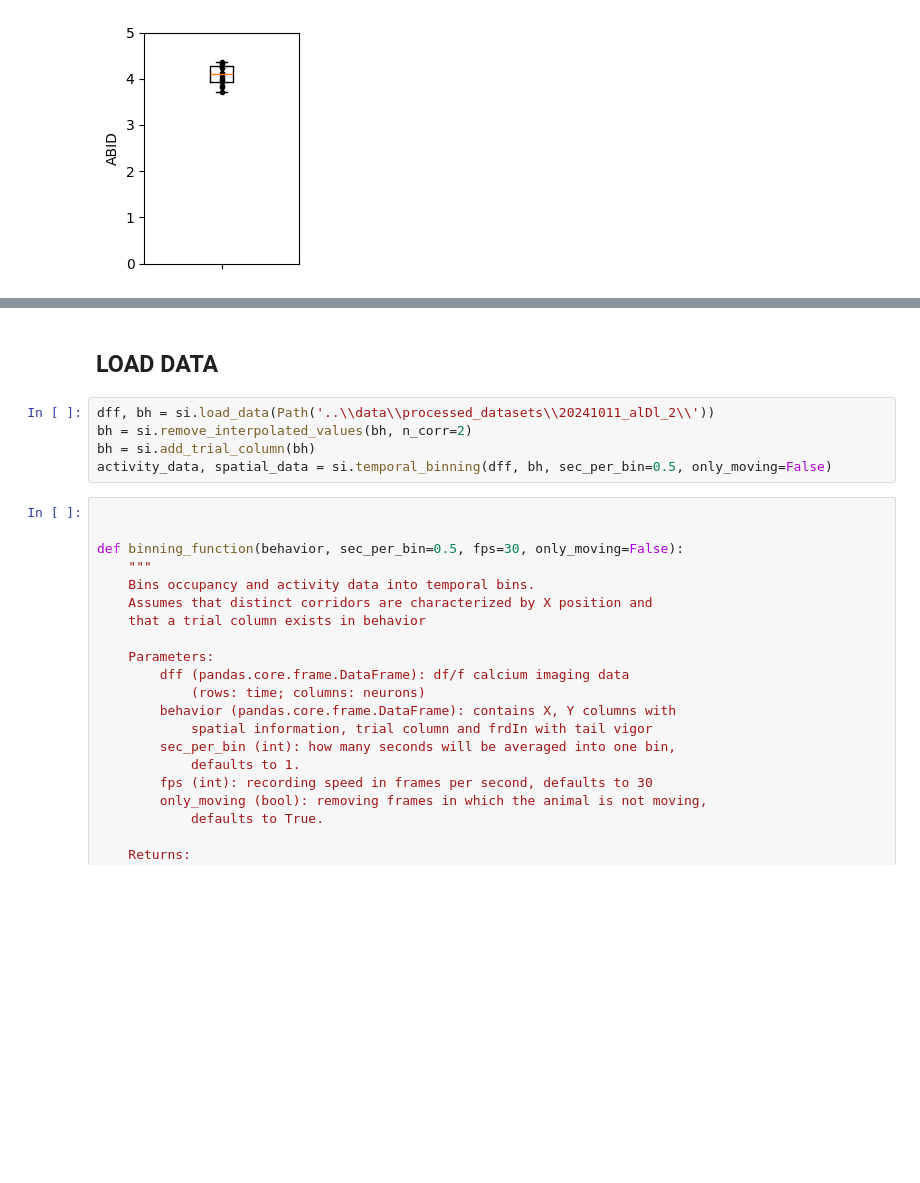
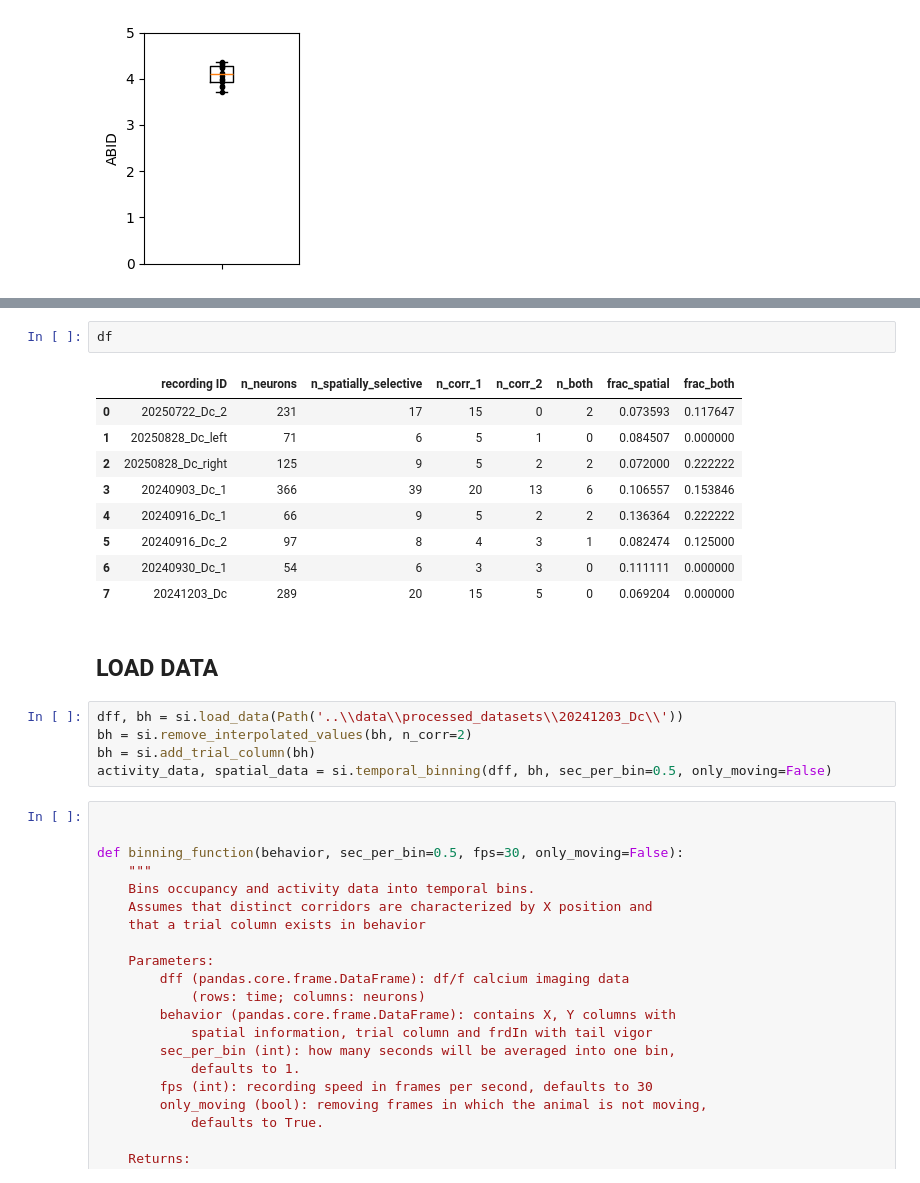
Before and after one commit to Anneser/SpatialInformation, a Jupyter notebook: scripts/04_DimensionalityAnalysis.ipynb, the cells around one changed output, grey strips where cells are left out. Cells and saved outputs as stored; diff of their text form; blank space fills up the shorter version.

```diff
--- a/scripts/04_DimensionalityAnalysis.ipynb
+++ b/scripts/04_DimensionalityAnalysis.ipynb
@@ -40,7 +86,19 @@ ax.set_xticklabels('')
+# %%
+df
+# %% [output]
+|  | recording ID | n_neurons | n_spatially_selective | n_corr_1 | n_corr_2 | n_both | frac_spatial | frac_both |
+| 0 | 20250722_Dc_2 | 231 | 17 | 15 | 0 | 2 | 0.073593 | 0.117647 |
+| 1 | 20250828_Dc_left | 71 | 6 | 5 | 1 | 0 | 0.084507 | 0.000000 |
+| 2 | 20250828_Dc_right | 125 | 9 | 5 | 2 | 2 | 0.072000 | 0.222222 |
+| 3 | 20240903_Dc_1 | 366 | 39 | 20 | 13 | 6 | 0.106557 | 0.153846 |
+| 4 | 20240916_Dc_1 | 66 | 9 | 5 | 2 | 2 | 0.136364 | 0.222222 |
+| 5 | 20240916_Dc_2 | 97 | 8 | 4 | 3 | 1 | 0.082474 | 0.125000 |
+| 6 | 20240930_Dc_1 | 54 | 6 | 3 | 3 | 0 | 0.111111 | 0.000000 |
+| 7 | 20241203_Dc | 289 | 20 | 15 | 5 | 0 | 0.069204 | 0.000000 |
 # %% [markdown]
 ## LOAD DATA
 # %%
-dff, bh = si.load_data(Path('..\\data\\processed_datasets\\20241011_alDl_2\\'))
+dff, bh = si.load_data(Path('..\\data\\processed_datasets\\20241203_Dc\\'))
 bh = si.remove_interpolated_values(bh, n_corr=2)
 bh = si.add_trial_column(bh)
 activity_data, spatial_data = si.temporal_binning(dff, bh, sec_per_bin=0.5, only_moving=False)
```
Also changed, not shown: parts of 6 cells of this notebook, 8 other files.
